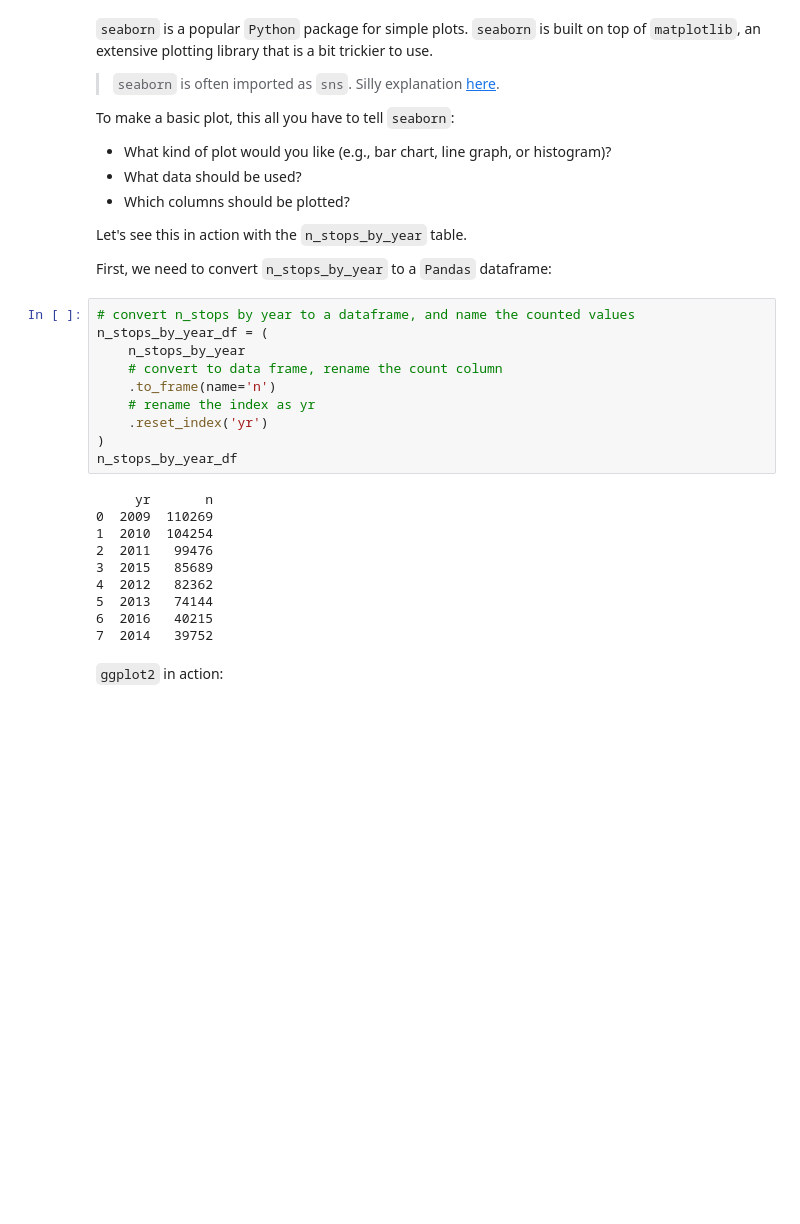
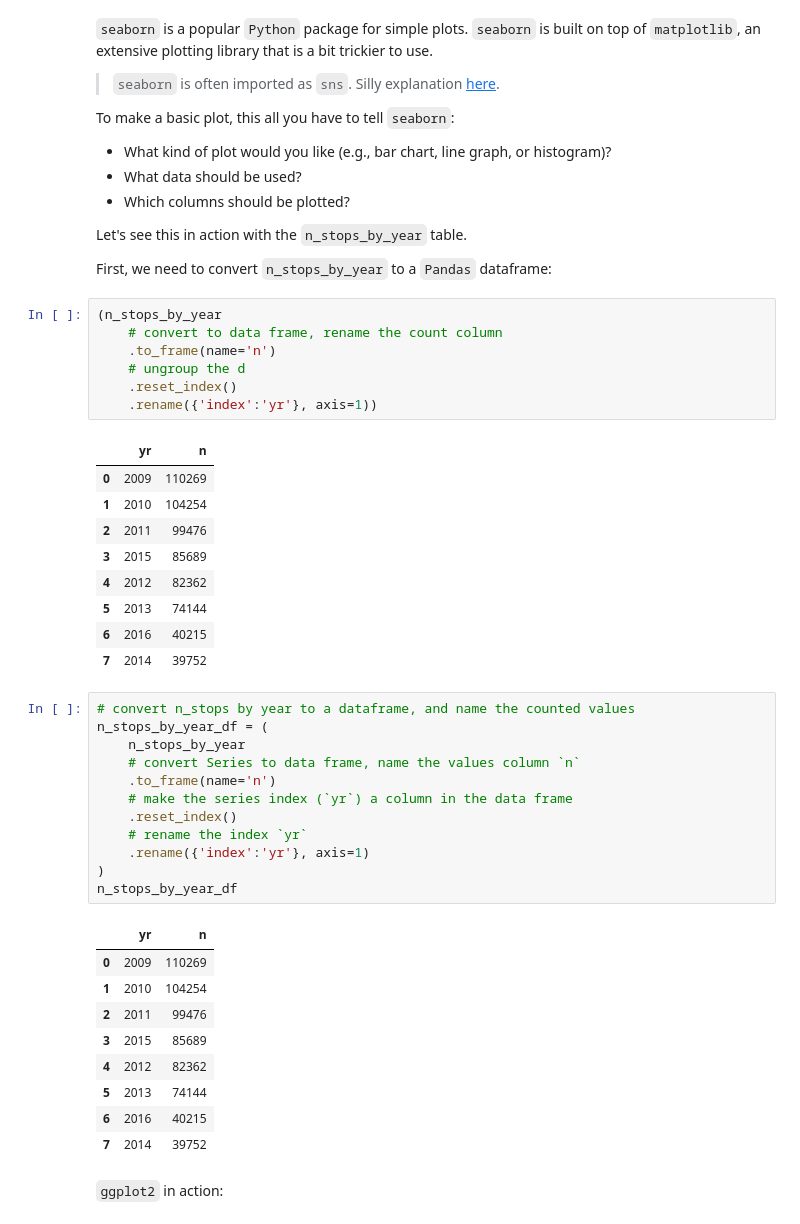
Before and after one commit to joshuagrossman/dsb-win-2023, a Jupyter notebook: opp-munging-plotting/opp-2-answers-python.ipynb, the cells around one changed output. Saved outputs shown, nothing was run; the diff lists cells and outputs as text; blank space fills up the shorter version.

```diff
--- a/opp-munging-plotting/opp-2-answers-python.ipynb
+++ b/opp-munging-plotting/opp-2-answers-python.ipynb
@@ -124,26 +122,45 @@ To make a basic plot, this all you have to tell `seaborn`:
 Let's see this in action with the `n_stops_by_year` table.
 
 First, we need to convert `n_stops_by_year` to a `Pandas` dataframe:
+# %%
+(n_stops_by_year
+    # convert to data frame, rename the count column
+    .to_frame(name='n')
+    # ungroup the d
+    .reset_index()
+    .rename({'index':'yr'}, axis=1))
+# %% [output]
+|  | yr | n |
+| 0 | 2009 | 110269 |
+| 1 | 2010 | 104254 |
+| 2 | 2011 | 99476 |
+| 3 | 2015 | 85689 |
+| 4 | 2012 | 82362 |
+| 5 | 2013 | 74144 |
+| 6 | 2016 | 40215 |
+| 7 | 2014 | 39752 |
 # %%
 # convert n_stops by year to a dataframe, and name the counted values
 n_stops_by_year_df = (
     n_stops_by_year
-    # convert to data frame, rename the count column
+    # convert Series to data frame, name the values column `n`
     .to_frame(name='n')
-    # rename the index as yr
-    .reset_index('yr')
+    # make the series index (`yr`) a column in the data frame
+    .reset_index()
+    # rename the index `yr`
+    .rename({'index':'yr'}, axis=1)
 )
 n_stops_by_year_df
 # %% [output]
-     yr       n
-0  2009  110269
-1  2010  104254
-2  2011   99476
-3  2015   85689
-4  2012   82362
-5  2013   74144
-6  2016   40215
-7  2014   39752
+|  | yr | n |
+| 0 | 2009 | 110269 |
+| 1 | 2010 | 104254 |
+| 2 | 2011 | 99476 |
+| 3 | 2015 | 85689 |
+| 4 | 2012 | 82362 |
+| 5 | 2013 | 74144 |
+| 6 | 2016 | 40215 |
+| 7 | 2014 | 39752 |
 # %% [markdown]
 `ggplot2` in action:
 # %%
```
Also changed, not shown: parts of 5 cells of this notebook, 1 other file.
